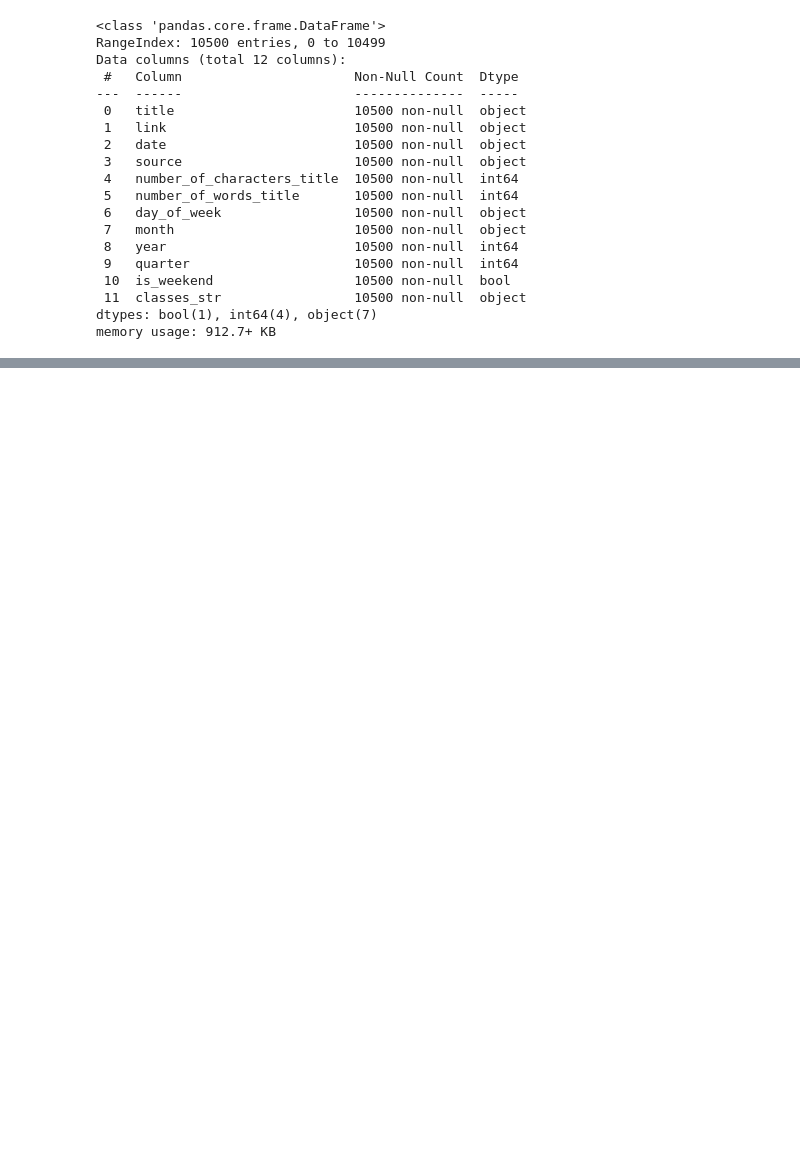
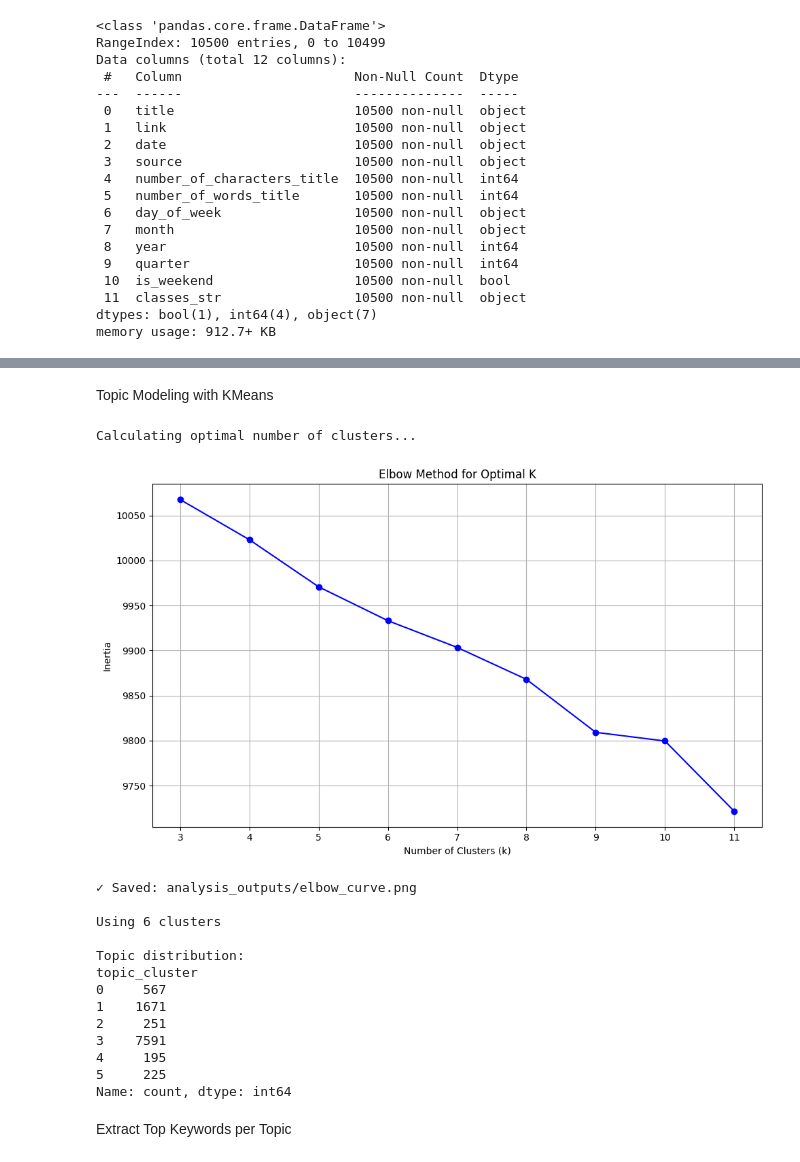
Before and after one commit to mish841/RAISE-26-Data-Science-AI-Competition-Submission, a Jupyter notebook: Data_Science_AI.ipynb, the cells around one changed output, grey strips where cells are left out. Drawn from its saved outputs; the diff is of its cells as text; code cells hidden in the pictures; blank space fills up the shorter version.

```diff
--- a/Data_Science_AI.ipynb
+++ b/Data_Science_AI.ipynb
@@ -226,0 +396,50 @@ EDUCATION (1946 articles):
+# %% [markdown]
+Topic Modeling with KMeans
+# %%
+inertias = []
+K_range = range(3, 12)
+
+print("\nCalculating optimal number of clusters...")
+for k in K_range:
+    kmeans_temp = KMeans(n_clusters=k, random_state=42, n_init=10)
+    kmeans_temp.fit(X_tfidf)
+    inertias.append(kmeans_temp.inertia_)
+
+# Plot elbow curve
+plt.figure(figsize=(10, 6))
+plt.plot(K_range, inertias, 'bo-')
+plt.xlabel('Number of Clusters (k)')
+plt.ylabel('Inertia')
+plt.title('Elbow Method for Optimal K')
+plt.grid(True)
+plt.tight_layout()
+plt.savefig(f'{OUTPUT_DIR}/elbow_curve.png', dpi=300, bbox_inches='tight')
+plt.show()
+print(f"✓ Saved: {OUTPUT_DIR}/elbow_curve.png")
+
+# Use 6 clusters (you can adjust based on elbow curve)
+n_clusters = 6
+kmeans = KMeans(n_clusters=n_clusters, random_state=42, n_init=10)
+df['topic_cluster'] = kmeans.fit_predict(X_tfidf)
+
+print(f"\nUsing {n_clusters} clusters")
+print(f"\nTopic distribution:")
+print(df['topic_cluster'].value_counts().sort_index())
+# %% [output]
+Calculating optimal number of clusters...
+[figure, added]
+✓ Saved: analysis_outputs/elbow_curve.png
+
+Using 6 clusters
+
+Topic distribution:
+topic_cluster
+0     567
+1    1671
+2     251
+3    7591
+4     195
+5     225
+Name: count, dtype: int64
+# %% [markdown]
+Extract Top Keywords per Topic
```
Also changed, not shown: parts of 43 cells of this notebook.
